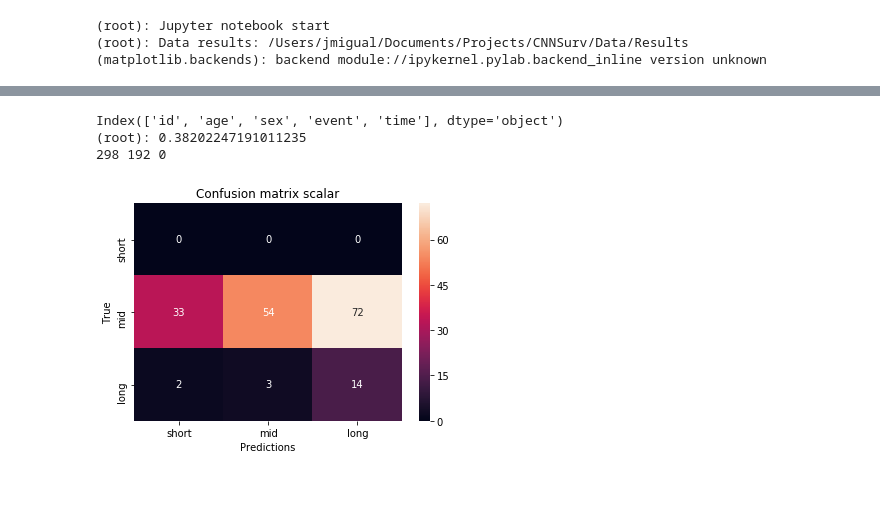
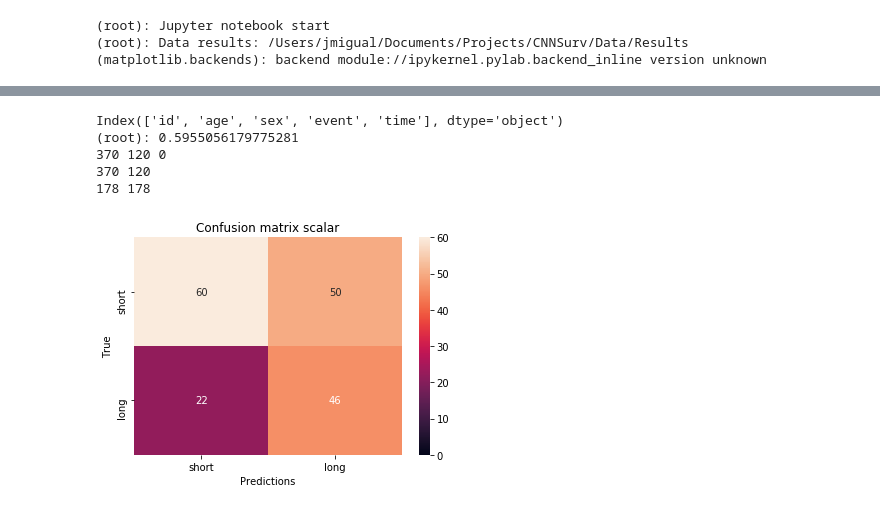
Before and after one commit to bhklab/DeepCINET, a Jupyter notebook: Jupyter/overall_survival.ipynb, the cells around one changed output, grey strips where cells are left out. Cells and saved outputs as stored; diff of their text form; code cells hidden in the pictures.

```diff
--- a/Jupyter/overall_survival.ipynb
+++ b/Jupyter/overall_survival.ipynb
@@ -38,14 +38,18 @@ results = {
 # %%
 print(clinical_info.columns)
 
-LONG_THRESHOLD = 4
+LONG_THRESHOLD = 2
 MID_THRESHOLD = 0
 
 long_survivors = set(clinical_info[clinical_info['time'] > LONG_THRESHOLD]['id'])
 short_survivors = set(clinical_info[clinical_info['time'] < MID_THRESHOLD]['id'])
 mid_survivors = set(clinical_info['id']) - long_survivors - short_survivors
 
-sets = [("long", long_survivors), ("short", short_survivors), ("mid", mid_survivors)]
+long_s = set(clinical_info[clinical_info['time'] > LONG_THRESHOLD]['id'])
+short_s = set(clinical_info[clinical_info['time'] <= LONG_THRESHOLD]['id'])
+
+# sets = [("long", long_survivors), ("short", short_survivors), ("mid", mid_survivors)]
+sets = [("long", long_s), ("short", short_s)]
 
 
 def test_positive(survs: set, df: pd.DataFrame, str_key: str):
@@ -72,6 +76,13 @@ def get_individual_prediction(pred_df, key):
         return "mid"
     else:
         return "short"
+
+
+def get_individual_prediction_3(pred_df: pd.DataFrame, key: str):
+    if test_positive(long_survivors, pred_df, key) < 0.7:
+        return "short"
+    else:
+        return "long"
 
 
 def get_individual_prediction_2(pred_df: pd.DataFrame, key: str):
@@ -152,35 +163,43 @@ def get_risk_predictions(preds):
                 y_true.append(name)
                 break
         else:
             print("Error no set found")
 
         # Test long survivability
         # y_pred.append(get_individual_prediction_2(pred_df, key))
-        y_pred.append(get_individual_prediction(pred_df, key))
+        # y_pred.append(get_individual_prediction(pred_df, key))
+        y_pred.append(get_individual_prediction_3(pred_df, key))
 #         break
     return y_true, y_pred
 
 
 def plot_risk_predictions(preds, name: str):
     y_true, y_pred = get_risk_predictions(preds)
-    labels = ['short', 'mid', 'long']
+    # labels = ['short', 'mid', 'long']
+    labels = ['short', 'long']
     matrix: np.ndarray = confusion_matrix(y_true, y_pred, labels=labels)
     logger.info(matrix.diagonal().sum()/matrix.sum())
 
     print(len(long_survivors), len(mid_survivors), len(short_survivors))
+    print(len(long_s), len(short_s))
+    print(len(y_true), len(y_pred))
+    # print(y_true)
+    # print(y_pred)
 
     sns.heatmap(matrix, vmin=0, annot=True, xticklabels=labels, yticklabels=labels)
     plt.title(f"Confusion matrix {name}")
     plt.savefig(f"outputs/survival_{name}.png", dpi=300)
     plt.ylabel("True")
     plt.xlabel("Predictions")
     plt.show()
 
 
 plot_risk_predictions(results['scalar'], 'scalar')
 # plot_risk_predictions(results['volume'], 'volume')
 # %% [output]
 Index(['id', 'age', 'sex', 'event', 'time'], dtype='object')
-(root): 0.38202247191011235
-298 192 0
+(root): 0.5955056179775281
+370 120 0
+370 120
+178 178
-[figure, old version]
+[figure, new version]
```
Also changed, not shown: parts of 1 cell of this notebook, 6 other files.
